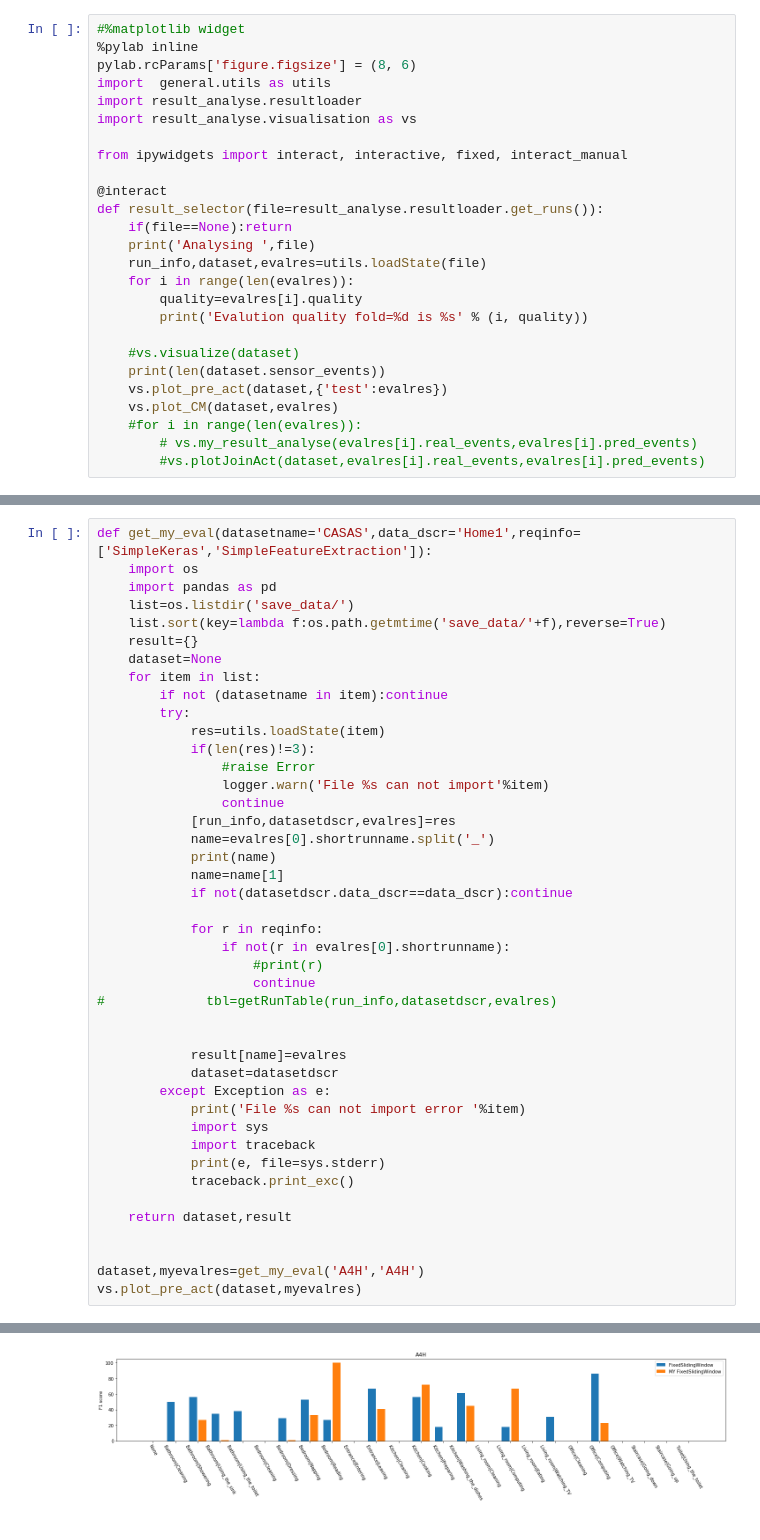
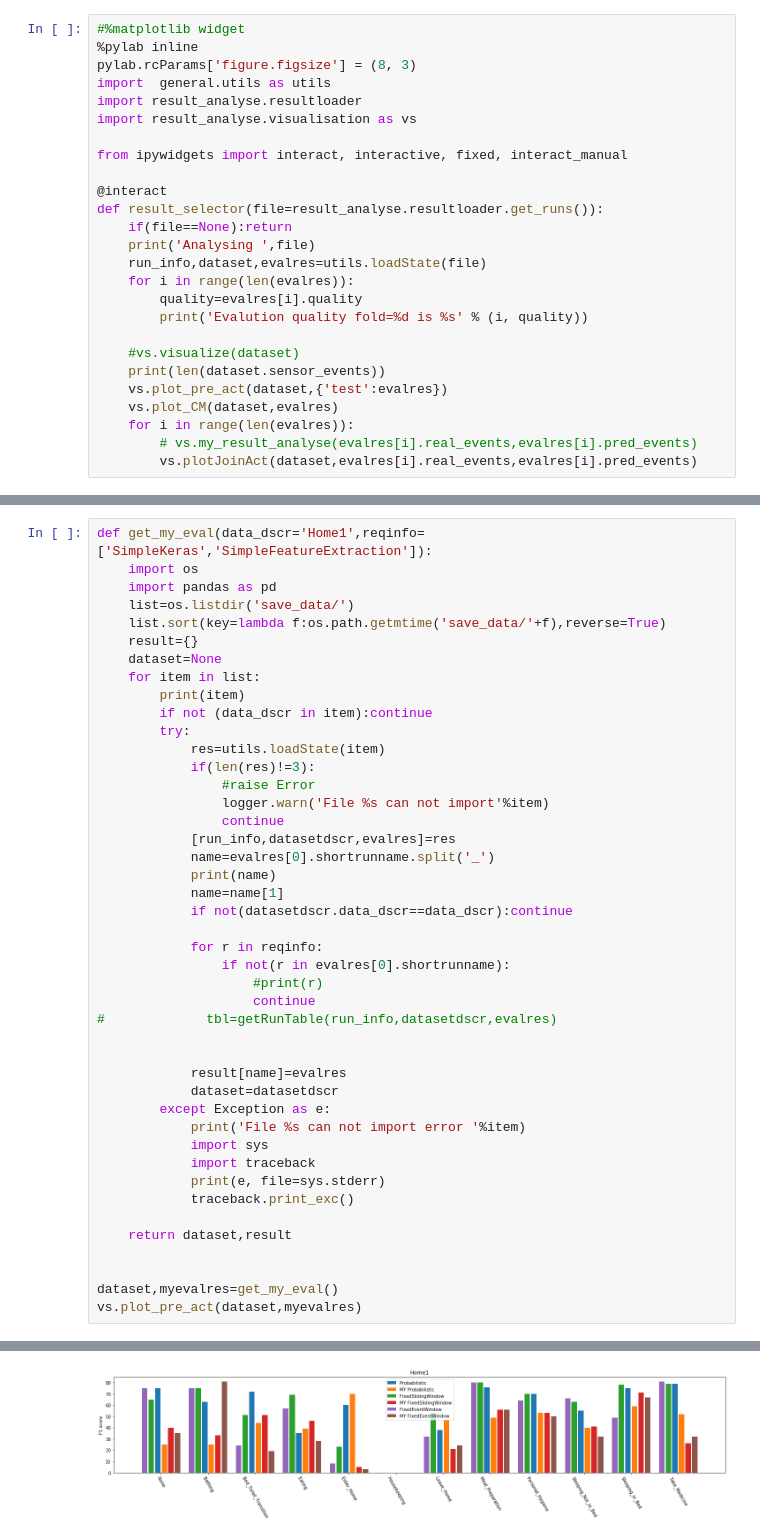
Before and after one commit to modaresimr/UnifiedAR, a Jupyter notebook: result_viewer3.ipynb, the cells around one changed output, grey strips where cells are left out. Saved outputs shown, nothing was run; the diff lists cells and outputs as text.

```diff
--- a/result_viewer3.ipynb
+++ b/result_viewer3.ipynb
@@ -1,7 +1,7 @@
 # %%
 #%matplotlib widget
 %pylab inline
-pylab.rcParams['figure.figsize'] = (8, 6)
+pylab.rcParams['figure.figsize'] = (8, 3)
 import  general.utils as utils
 import result_analyse.resultloader
 import result_analyse.visualisation as vs
@@ -21,9 +21,9 @@ def result_selector(file=result_analyse.resultloader.get_runs()):
     print(len(dataset.sensor_events))
     vs.plot_pre_act(dataset,{'test':evalres})
     vs.plot_CM(dataset,evalres)
-    #for i in range(len(evalres)):
+    for i in range(len(evalres)):
         # vs.my_result_analyse(evalres[i].real_events,evalres[i].pred_events)
-        #vs.plotJoinAct(dataset,evalres[i].real_events,evalres[i].pred_events)
+        vs.plotJoinAct(dataset,evalres[i].real_events,evalres[i].pred_events)
 # %% [output]
 Populating the interactive namespace from numpy and matplotlib
 Utils loaded successfully!!
@@ -32,5 +32,5 @@ interactive(children=(Dropdown(description='file', options=(('200206_23-46-58-A4
 # %%
-def get_my_eval(datasetname='CASAS',data_dscr='Home1',reqinfo=['SimpleKeras','SimpleFeatureExtraction']):
+def get_my_eval(data_dscr='Home1',reqinfo=['SimpleKeras','SimpleFeatureExtraction']):
     import os
     import pandas as pd
     list=os.listdir('save_data/')
@@ -38,7 +38,8 @@ def get_my_eval(datasetname='CASAS',data_dscr='Home1',reqinfo=['SimpleKeras','Si
     result={}
     dataset=None
     for item in list:
-        if not (datasetname in item):continue
+        print(item)
+        if not (data_dscr in item):continue
         try:
             res=utils.loadState(item)
             if(len(res)!=3):
@@ -70,6 +71,6 @@ def get_my_eval(datasetname='CASAS',data_dscr='Home1',reqinfo=['SimpleKeras','Si
     return dataset,result
 
 
-dataset,myevalres=get_my_eval('A4H','A4H')
+dataset,myevalres=get_my_eval()
 vs.plot_pre_act(dataset,myevalres)
 # %% [output]
@@ -86 +118 @@ FileNotFoundError: [Errno 2] No such file or directory: 'save_data/A4H/data.pkl'
-[figure, old version]
+[figure, new version]
```
Also changed, not shown: parts of 2 cells of this notebook, 12 other files.
